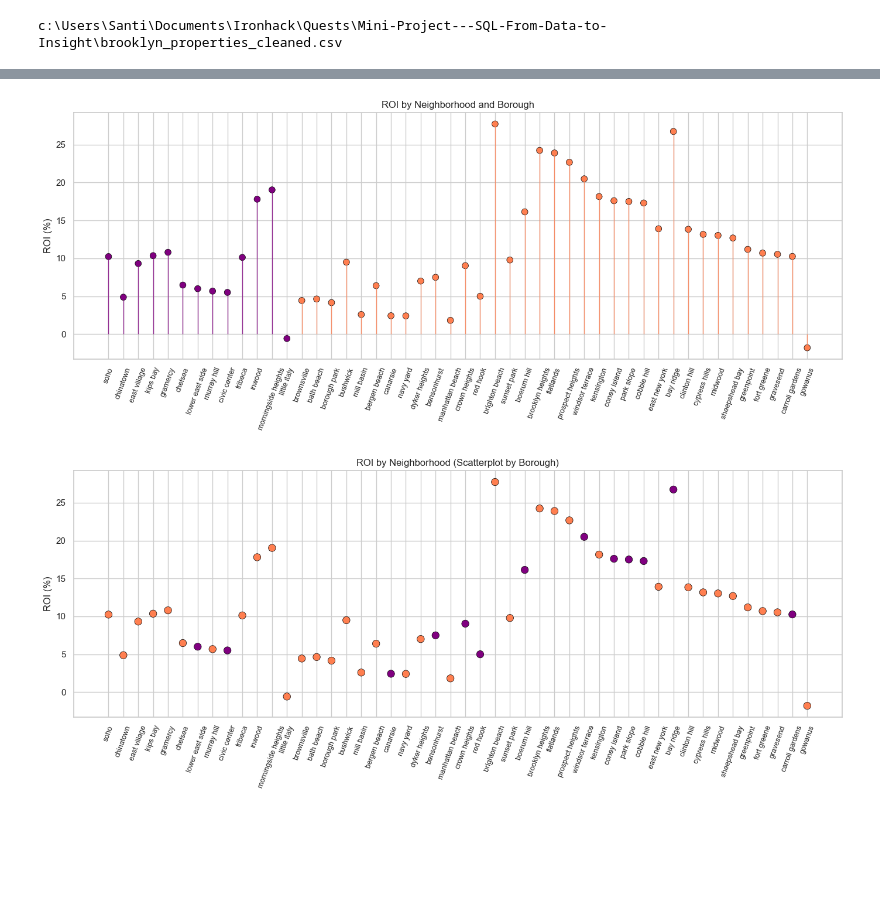
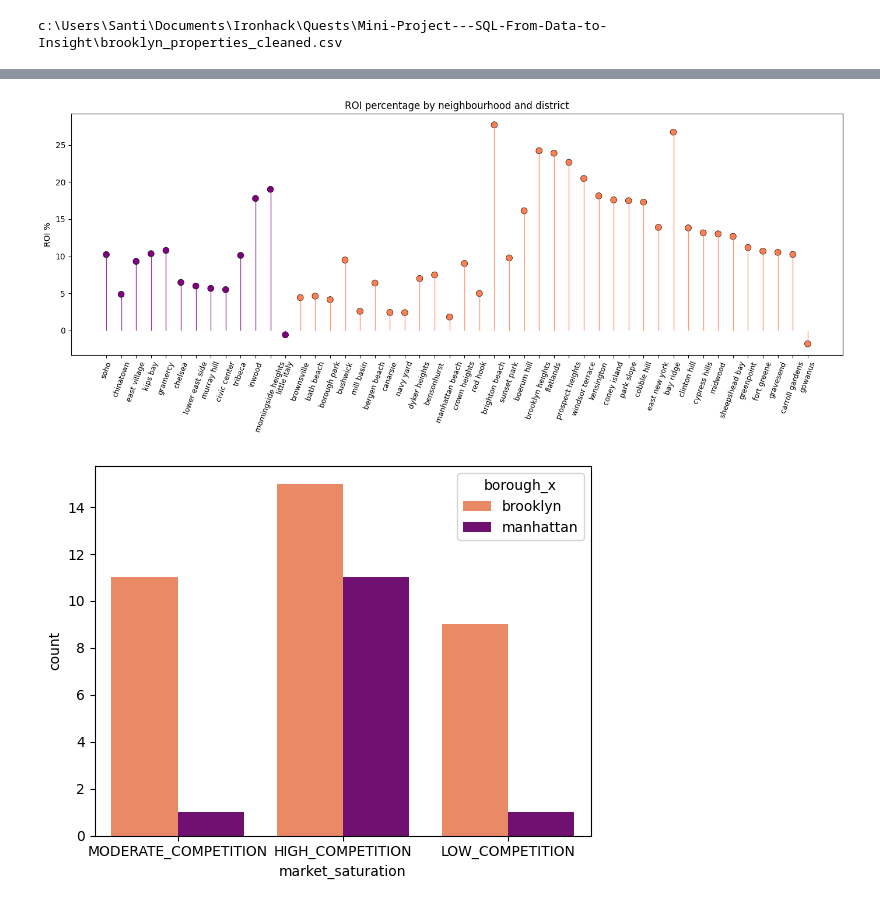
Before and after one commit to CelestineT/Mini-Project---SQL-From-Data-to-Insight, a Jupyter notebook: Mini_Project_SQL_From_Data_To_Inisght_.ipynb, the cells around one changed output, grey strips where cells are left out. Drawn from its saved outputs; the diff is of its cells as text; code cells hidden in the pictures; blank space fills up the shorter version.

```diff
--- a/Mini_Project_SQL_From_Data_To_Inisght_.ipynb
+++ b/Mini_Project_SQL_From_Data_To_Inisght_.ipynb
@@ -939,40 +931,40 @@ full
-# %%
-borough_colors = {
-    'manhattan': 'purple',
-    'brooklyn': 'coral',
-}
-
-colors = full['borough_x'].map(borough_colors).fillna('gray')
-
-full_sorted = full.copy()
-full_sorted['color'] = colors
-full_sorted = full_sorted.sort_values('borough_x', ascending=False)
-
-
-x = full_sorted['neighborhood']
-y = full_sorted['roi_percentage_x']
-
-plt.figure(figsize=(14, 6))
-plt.vlines(x=x, ymin=0, ymax=y, colors=full_sorted['color'], alpha=0.8, linewidth=1)
-plt.scatter(x, y, color=full_sorted['color'], s=60, edgecolor='black', linewidth=0.5)
-
-plt.xticks(rotation=70, fontsize=9)
-plt.ylabel('ROI (%)')
-plt.title('ROI by Neighborhood and Borough')
-plt.tight_layout()
-plt.show()
-
-full_sorted = full.sort_values('roi_percentage_x', ascending=False)
-
-
-plt.figure(figsize=(14, 6))
-plt.scatter(x, y, color=colors, s=80, edgecolor='black', linewidth=0.5)
-
-plt.xticks(rotation=70, fontsize=9)
-plt.ylabel('ROI (%)')
-plt.title('ROI by Neighborhood (Scatterplot by Borough)')
-plt.tight_layout()
-plt.show()
-# %% [output]
-[figure, removed]
-[figure, removed]
+# %%
+def get_lolipop_plot(database,value_x, value_y,color_col, value_colorA, value_colorB ,colorA = 'purple', colorB = 'coral',):
+    borough_colors = {
+        value_colorA: colorA,
+        value_colorB: colorB,
+    }
+
+    colors = database[color_col].map(borough_colors).fillna('gray')
+
+    full_sorted = database.copy()
+    full_sorted['color'] = colors
+    full_sorted = full_sorted.sort_values(color_col, ascending=False)
+
+
+    x = full_sorted[value_x]
+    y = full_sorted[value_y]
+
+    plt.figure(figsize=(14, 6))
+    plt.vlines(x=x, ymin=0, ymax=y, colors=full_sorted['color'], alpha=0.8, linewidth=1)
+    plt.scatter(x, y, color=full_sorted['color'], s=60, edgecolor='black', linewidth=0.5)
+
+    plt.xticks(rotation=70, fontsize=9)
+    plt.ylabel(input('Please enter label X'))
+    plt.title(input('Please enter title'))
+    plt.tight_layout()
+    plt.show()
+# %%
+get_lolipop_plot(full_roi,'neighborhood','roi_percentage_x','borough_x','manhattan','brooklyn')
+# %% [output]
+[figure, added]
+# %%
+borough_colors = {
+    'manhattan': 'purple',
+    'brooklyn': 'coral',
+}
+
+sns.countplot(data=full_roi, x='market_saturation', hue='borough_x',palette=borough_colors)
+plt.show()
+# %% [output]
+[figure, added]
```
Also changed, not shown: parts of 16 cells of this notebook, 13 other files.
